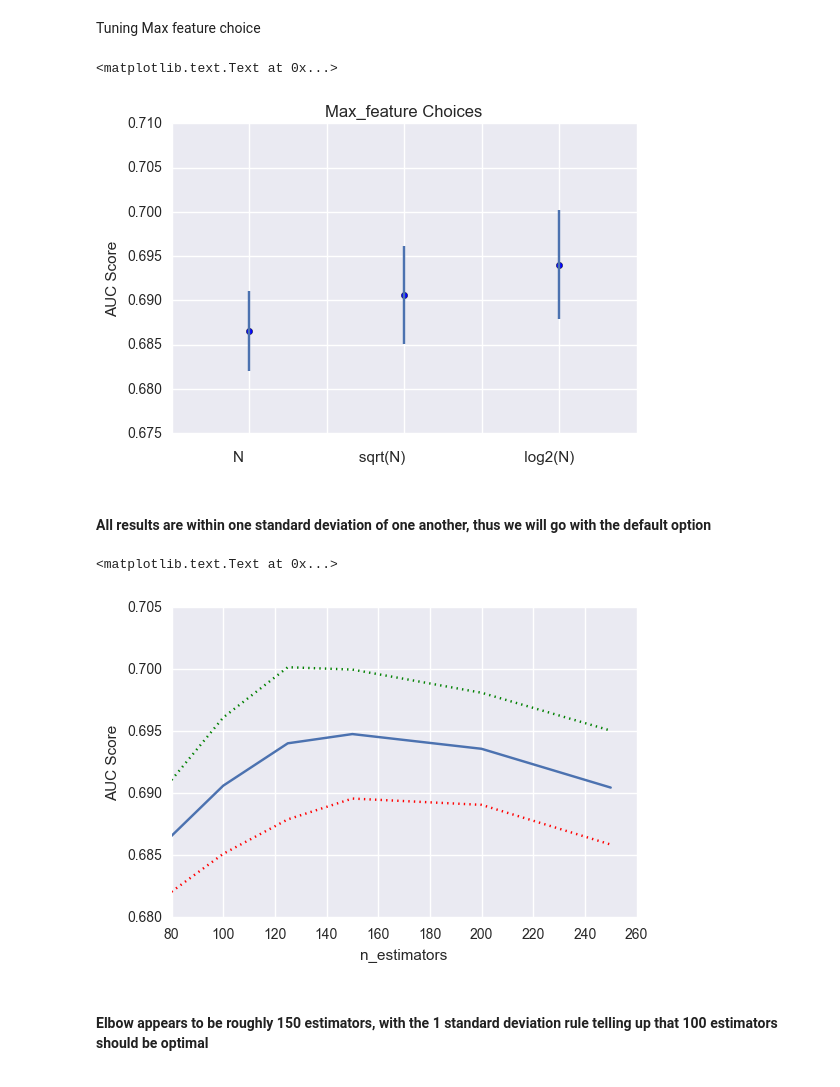
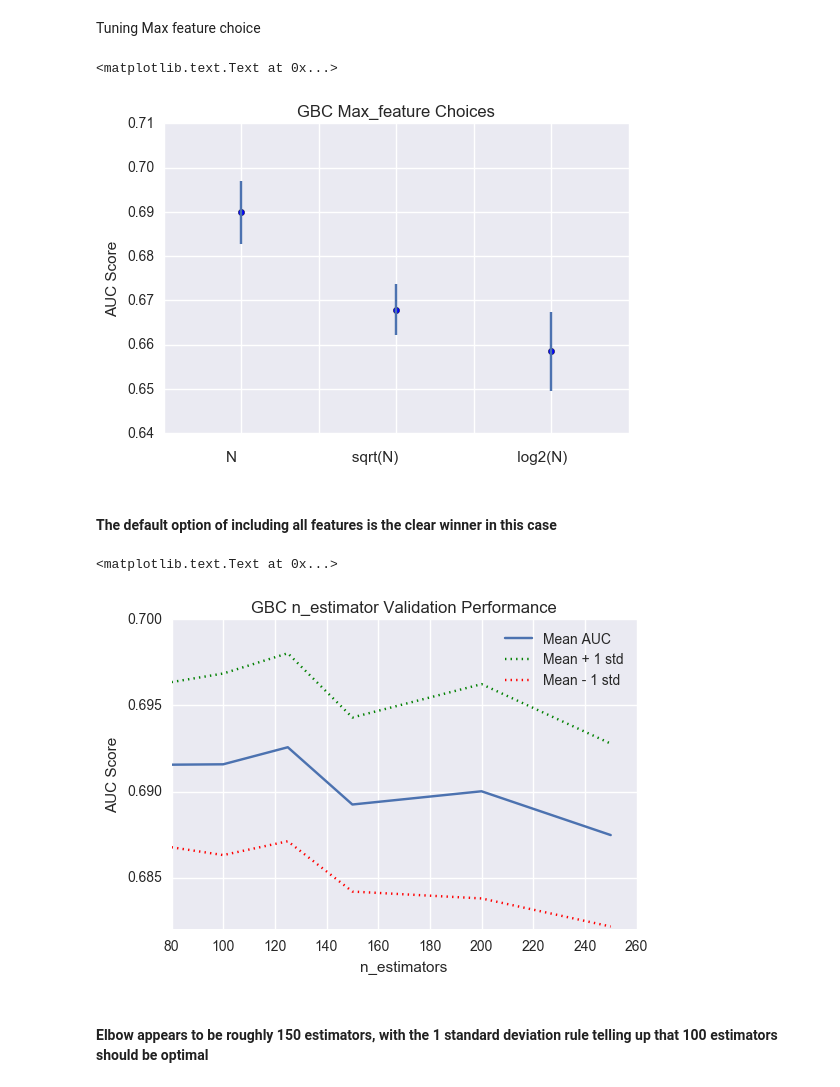
Before and after one commit to jchelmers/urban-data-project, a Jupyter notebook: Consolidate_New_Features_Jon.ipynb, the cells around one changed output. Drawn from its saved outputs; the diff is of its cells as text; code cells hidden in the pictures.

```diff
--- a/Consolidate_New_Features_Jon.ipynb
+++ b/Consolidate_New_Features_Jon.ipynb
@@ -375,10 +340,12 @@ plt.legend(loc=2)
 # %% [markdown]
 ### Gradient Boosting Classifier
 # %%
-gbc = ensemble.GradientBoostingClassifier(subsample=0.4, max_features=None, n_estimators=100)
+gbc = ensemble.GradientBoostingClassifier(subsample=0.4, max_features=None, n_estimators=120)
 gbc.fit(X_train_norm, y_train)
 pred_gbc_prob = gbc.predict_proba(X_test_norm)
 fpr_gbc, tpr_gbc, thresholds_gbc = metrics.roc_curve(y_test, pred_gbc_prob[:,1])
+scores_gbc = model_selection.cross_val_score(gbc,X_train_norm,y_train, cv=5, scoring='roc_auc')
+print("AUC: %0.3f (+/- %0.3f)" % (scores_gbc.mean(), scores_gbc.std() * 2))
 plt.plot(fpr_gbc,tpr_gbc, label='GBC')
 plt.plot(fpr_gbc,fpr_gbc,'k:', label='Baseline random')
 plt.xlabel('fpr')
@@ -390,11 +358,12 @@ plt.legend(loc=2)
 # %% [markdown]
 Tuning bag fraction:
 # %%
+bag_frac = [0.3,0.35,0.4,0.45,0.5,0.55,0.6,0.65,0.7]
 scores_gbc = []
-means = np.zeros(5)
-stds = np.zeros(5)
-for i in range(3,8):
-    gbc = ensemble.GradientBoostingClassifier(subsample=0.1*i)
+means = np.zeros(len(bag_frac))
+stds = np.zeros(len(bag_frac))
+for i in range(len(bag_frac)):
+    gbc = ensemble.GradientBoostingClassifier(subsample=bag_frac[i])
     scores_gbc.append(model_selection.cross_val_score(gbc,X_train_norm,y_train, cv=5, scoring='roc_auc'))
     means[i] = scores_gbc[i].mean()
     stds[i] = scores_gbc[i].std()
@@ -413,7 +384,7 @@ plt.ylabel('AUC Score')
 Tuning Max feature choice
 # %%
 max_feats = [None, "sqrt", "log2"]
-
+scores_gbc = []
 means = np.zeros(3)
 stds = np.zeros(3)
 for i in range(3):
@@ -427,15 +398,15 @@ plt.errorbar(np.arange(3),means,yerr=stds, ls=' ')
 plt.xlabel('N                           sqrt(N)                            log2(N)')
 plt.gca().set_xticklabels([])
 plt.ylabel('AUC Score')
-plt.title('Max_feature Choices')
+plt.title('GBC Max_feature Choices')
 # %% [output]
 <matplotlib.text.Text at 0x...>
-[figure, old version]
+[figure, new version]
-# %% [markdown]
-#### All results are within one standard deviation of one another, thus we will go with the default option
+# %% [markdown]
+#### The default option of including all features is the clear winner in this case
 # %%
 n_est = np.array([80,100,125,150,200,250])
-
+scores_gbc = []
 means = np.zeros(len(n_est))
 stds = np.zeros(len(n_est))
 for i in range(len(n_est)):
@@ -446,11 +417,13 @@ for i in range(len(n_est)):
 # %%
 plt.plot(n_est, means, label='Mean AUC')
 plt.plot(n_est, means+stds, 'g:', label='Mean + 1 std')
 plt.plot(n_est, means-stds, 'r:', label='Mean - 1 std')
+plt.legend(loc=4)
 plt.xlabel('n_estimators')
 plt.ylabel('AUC Score')
+plt.title('GBC n_estimator Validation Performance')
 # %% [output]
 <matplotlib.text.Text at 0x...>
-[figure, old version]
+[figure, new version]
 # %% [markdown]
 #### Elbow appears to be roughly 150 estimators, with the 1 standard deviation rule telling up that 100 estimators should be optimal
```
Also changed, not shown: parts of 21 cells of this notebook.
